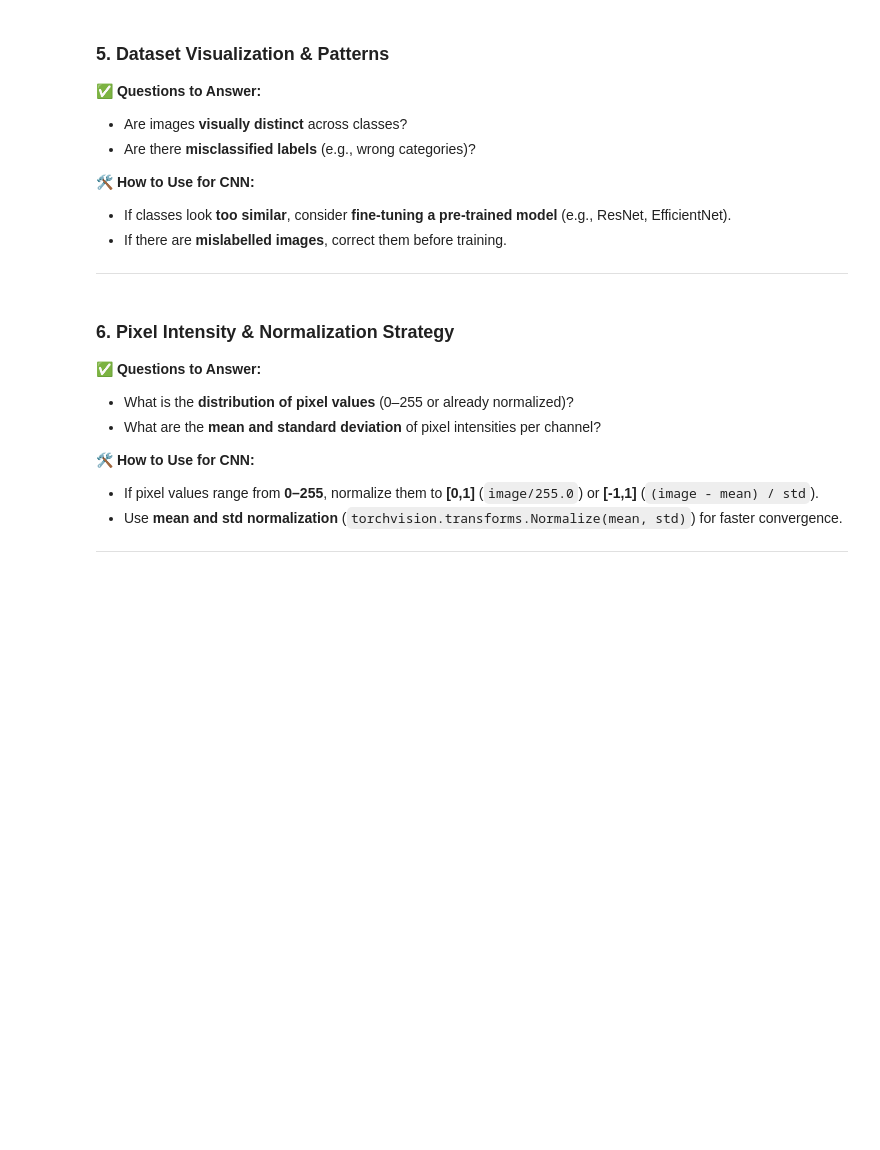
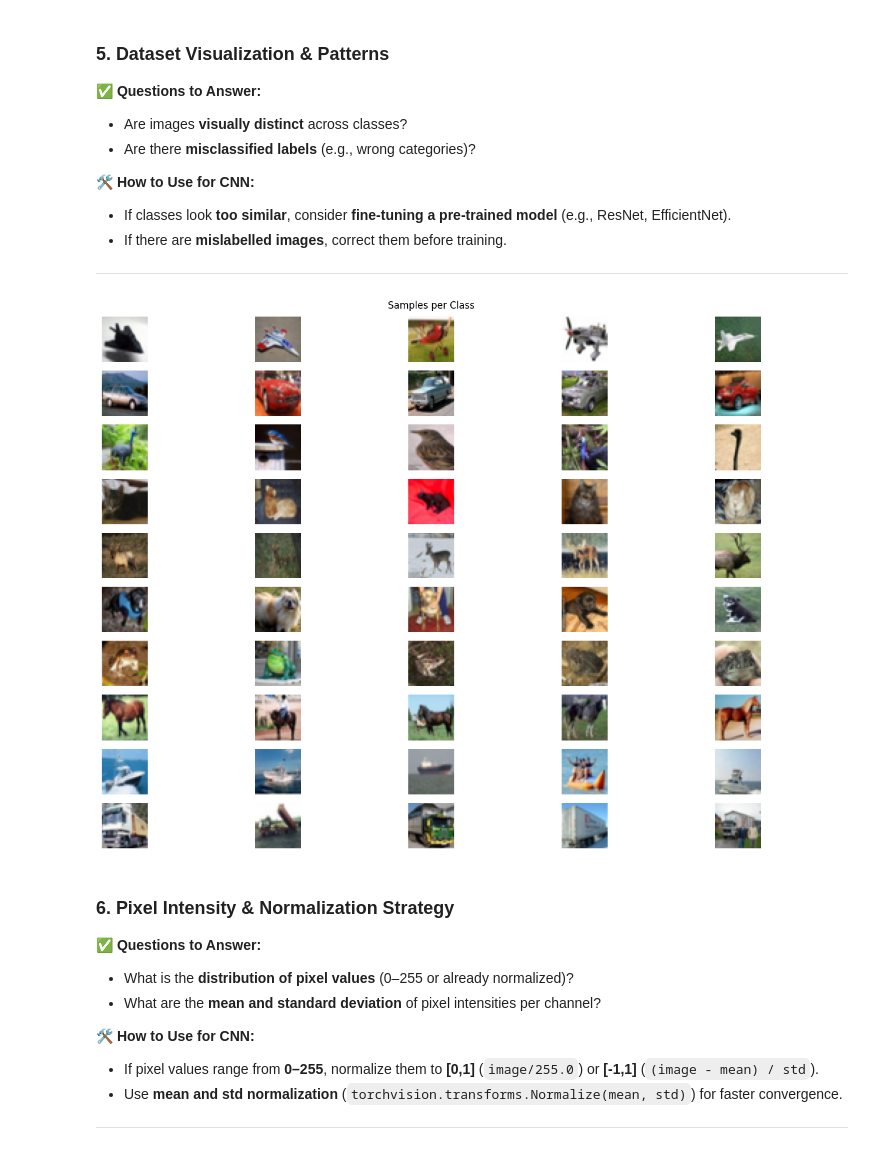
Before and after one commit to itoshiyanazawa/cnn_project, a Jupyter notebook: Untitled0.ipynb, the cells around one changed output. Saved outputs shown, nothing was run; the diff lists cells and outputs as text; code cells hidden in the pictures; blank space fills up the shorter version.

```diff
--- a/Untitled0.ipynb
+++ b/Untitled0.ipynb
@@ -170,3 +166,8 @@ Test set class distribution: Counter({3: 1000, 8: 1000, 0: 1000, 6: 1000, 1: 100
    - If aspect ratios vary, consider **cropping**, **padding**, or **resizing** (e.g., using `cv2.resize()` or `PIL.Image.resize()`).
 
 ---
+# %%
+# Check a few image shapes
+for images, _ in trainloader:
+    print(f"Image batch shape: {images.shape}")
+    break
@@ -194,6 +212,32 @@ Test set class distribution: Counter({3: 1000, 8: 1000, 0: 1000, 6: 1000, 1: 100
    - If there are **mislabelled images**, correct them before training.
 
 ---
+# %%
+def plot_class_images(dataset, class_names, samples_per_class=5):
+    class_indices = {label: [] for label in range(len(class_names))}
+
+    for idx, (_, label) in enumerate(dataset):
+        if len(class_indices[label]) < samples_per_class:
+            class_indices[label].append(idx)
+
+    plt.figure(figsize=(15, 10))
+    for class_label, indices in class_indices.items():
+        for i, idx in enumerate(indices):
+            img, _ = dataset[idx]
+            img = img / 2 + 0.5  # unnormalize
+            npimg = img.numpy()
+            plt.subplot(len(class_names), samples_per_class, class_label * samples_per_class + i + 1)
+            plt.imshow(np.transpose(npimg, (1, 2, 0)))
+            plt.axis('off')
+            if i == 0:
+                plt.ylabel(class_names[class_label], fontsize=12)
+    plt.suptitle("Samples per Class")
+    plt.tight_layout()
+    plt.show()
+
+plot_class_images(trainset, classes)
+# %% [output]
+[figure, added]
 # %% [markdown]
 ### **6. Pixel Intensity & Normalization Strategy**
    ✅ **Questions to Answer:**
```
Also changed, not shown: parts of 7 cells of this notebook.
